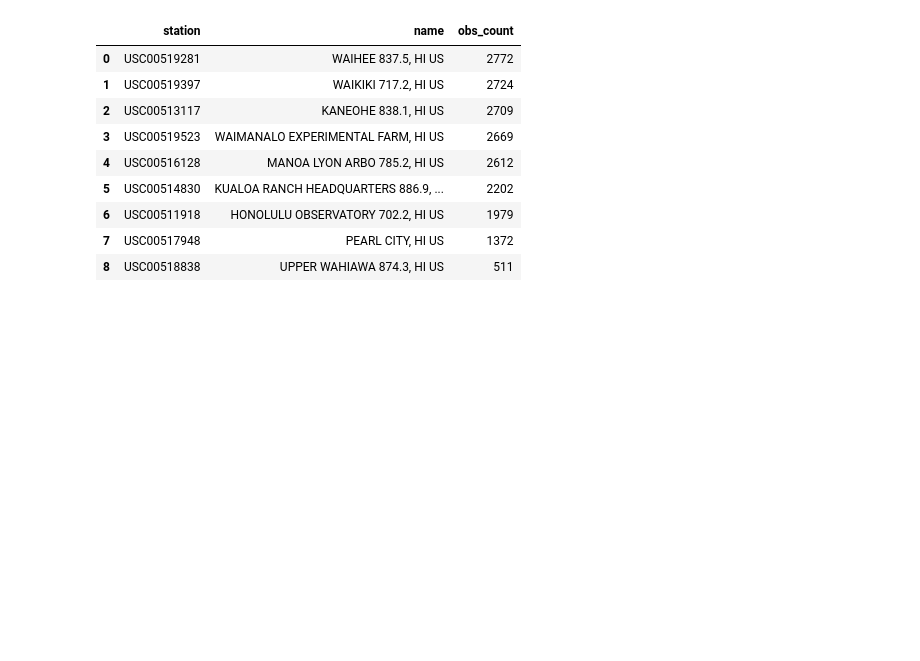
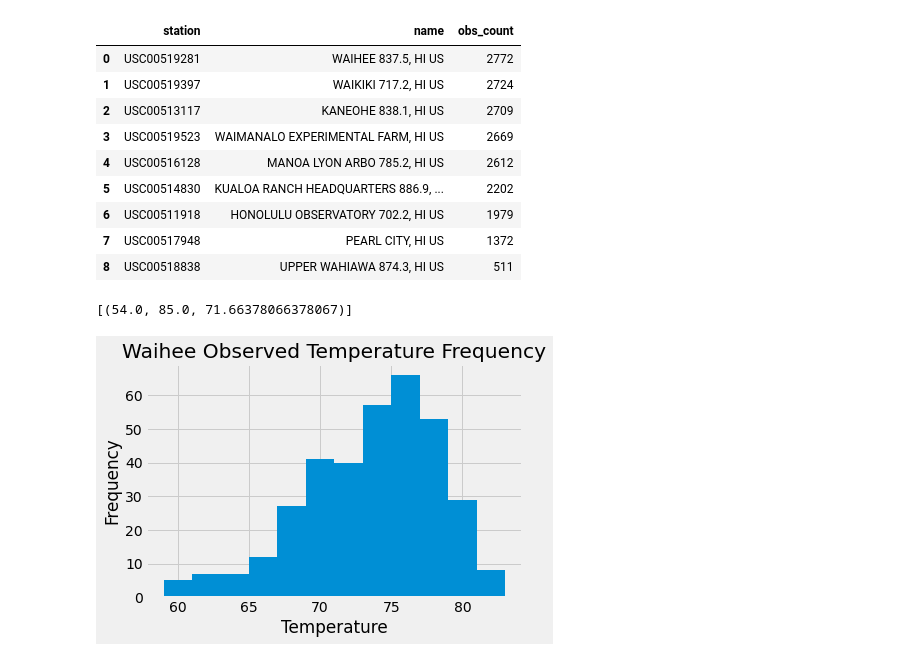
Before and after one commit to nconnel4/sqlalchemy-challenge, a Jupyter notebook: climate.ipynb, the cells around one changed output. Saved outputs shown, nothing was run; the diff lists cells and outputs as text; code cells hidden in the pictures; blank space fills up the shorter version.

Commit message:
Add histogram for obs temp for Waihee station

```diff
--- a/climate.ipynb
+++ b/climate.ipynb
@@ -93,3 +93,19 @@ obeservations_df
 | 6 | USC00511918 | HONOLULU OBSERVATORY 702.2, HI US | 1979 |
 | 7 | USC00517948 | PEARL CITY, HI US | 1372 |
 | 8 | USC00518838 | UPPER WAHIAWA 874.3, HI US | 511 |
+# %%
+session.query(func.min(Measurement.tobs), func.max(Measurement.tobs), func.avg(Measurement.tobs)).filter(Measurement.station == 'USC00519281').all()
+# %% [output]
+[(54.0, 85.0, 71.66378066378067)]
+# %%
+waihee_df = pd.DataFrame(
+    session.query(Measurement.tobs).filter(Measurement.station == 'USC00519281', Measurement.date > query_start_date)
+)
+
+plt.hist(waihee_df['tobs'], bins=12)
+plt.title('Waihee Observed Temperature Frequency')
+plt.xlabel('Temperature')
+plt.ylabel('Frequency')
+plt.show()
+# %% [output]
+[figure, added]
```
